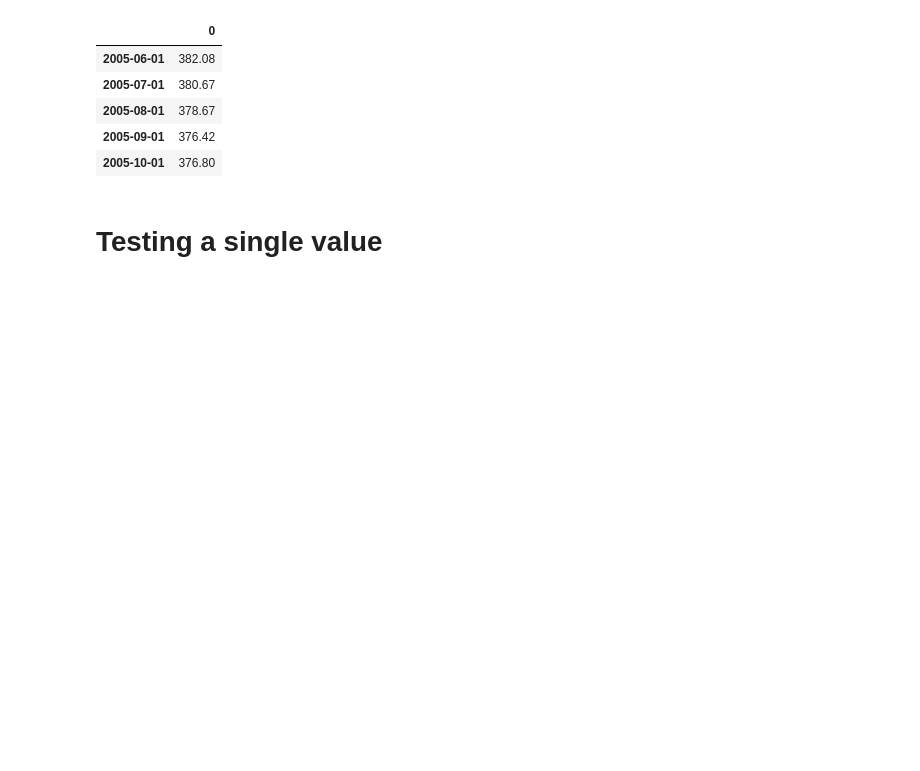
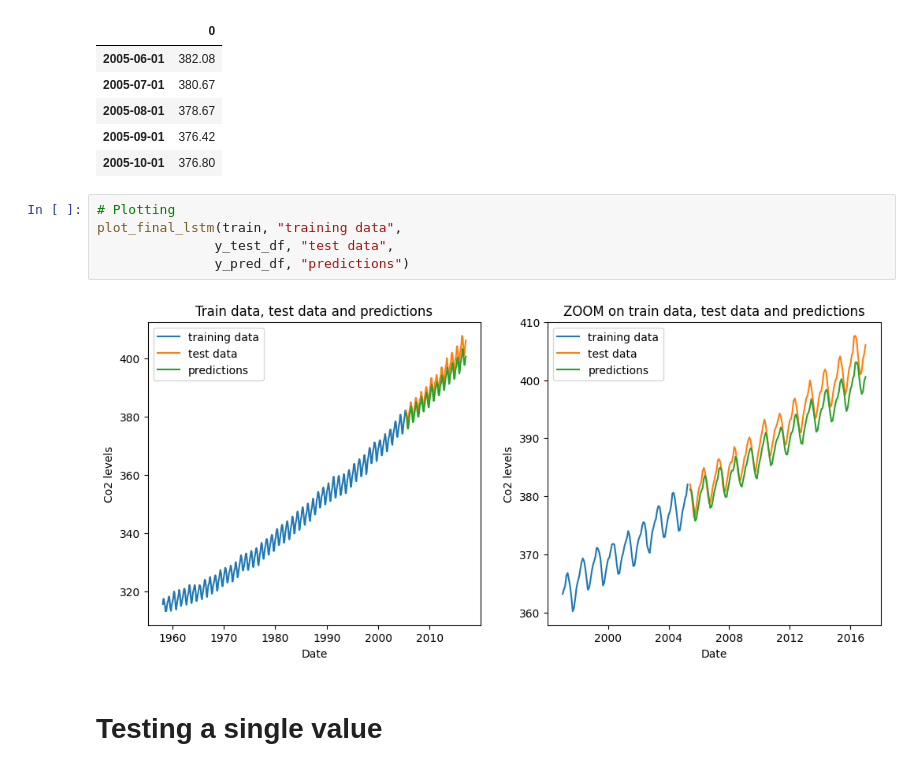
Before and after one commit to thcarole1/Carbon_Dioxide_Levels_in_Atmosphere, a Jupyter notebook: notebooks/Carbon dioxide levels prediction_Final.ipynb, the cells around one changed output. Drawn from its saved outputs; the diff is of its cells as text; blank space fills up the shorter version.

```diff
--- a/notebooks/Carbon dioxide levels prediction_Final.ipynb
+++ b/notebooks/Carbon dioxide levels prediction_Final.ipynb
@@ -1362,6 +1344,13 @@ y_test_df.head()
 | 2005-08-01 | 378.67 |
 | 2005-09-01 | 376.42 |
 | 2005-10-01 | 376.80 |
+# %%
+# Plotting
+plot_final_lstm(train, "training data",
+               y_test_df, "test data",
+               y_pred_df, "predictions")
+# %% [output]
+[figure, added]
 # %% [markdown]
 # Testing a single value
 # %%
```
Also changed, not shown: parts of 15 cells of this notebook, 1 other file.
